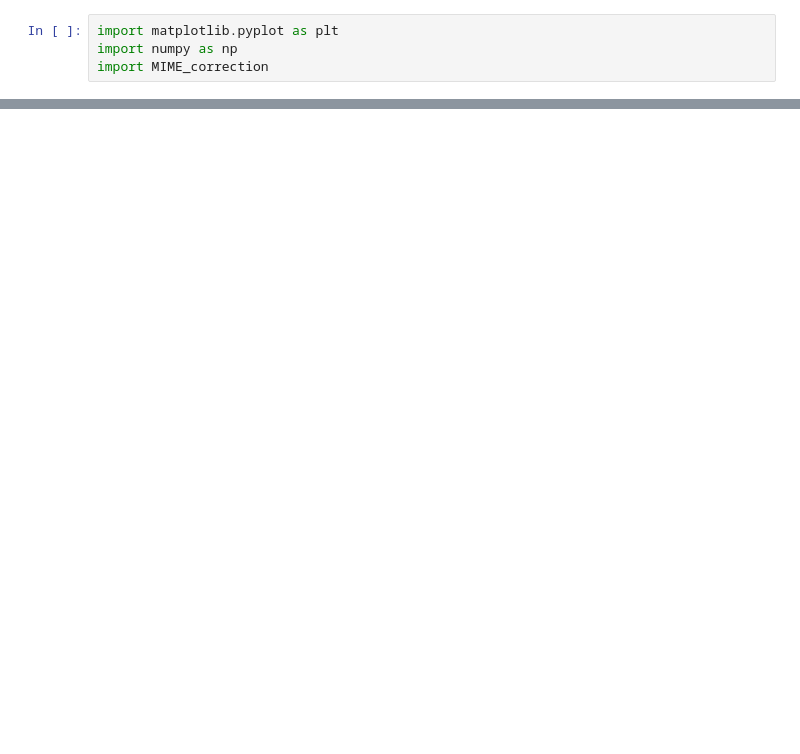
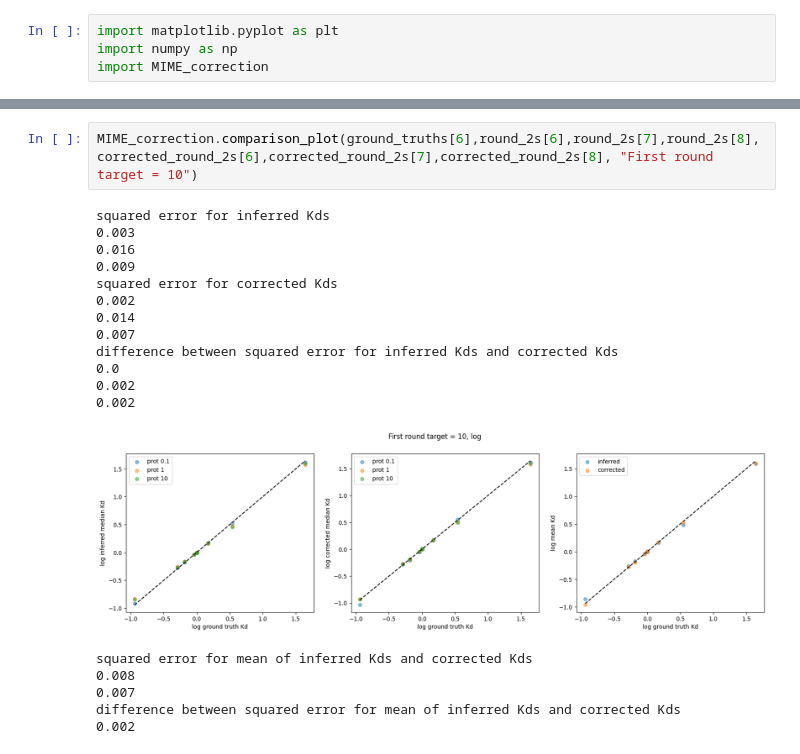
Before and after one commit to JoshuaGensel/dmMIME_correction, a Jupyter notebook: src/exploratory_analysis.ipynb, the cells around one changed output, grey strips where cells are left out. Saved outputs shown, nothing was run; the diff lists cells and outputs as text; blank space fills up the shorter version.

```diff
--- a/src/exploratory_analysis.ipynb
+++ b/src/exploratory_analysis.ipynb
@@ -87,0 +99,21 @@ print(a+b)
+# %%
+MIME_correction.comparison_plot(ground_truths[6],round_2s[6],round_2s[7],round_2s[8],corrected_round_2s[6],corrected_round_2s[7],corrected_round_2s[8], "First round target = 10")
+# %% [output]
+squared error for inferred Kds
+0.003
+0.016
+0.009
+squared error for corrected Kds
+0.002
+0.014
+0.007
+difference between squared error for inferred Kds and corrected Kds
+0.0
+0.002
+0.002
+[figure, added]
+squared error for mean of inferred Kds and corrected Kds
+0.008
+0.007
+difference between squared error for mean of inferred Kds and corrected Kds
+0.002
```
Also changed, not shown: parts of 11 cells of this notebook, 1 other file.
